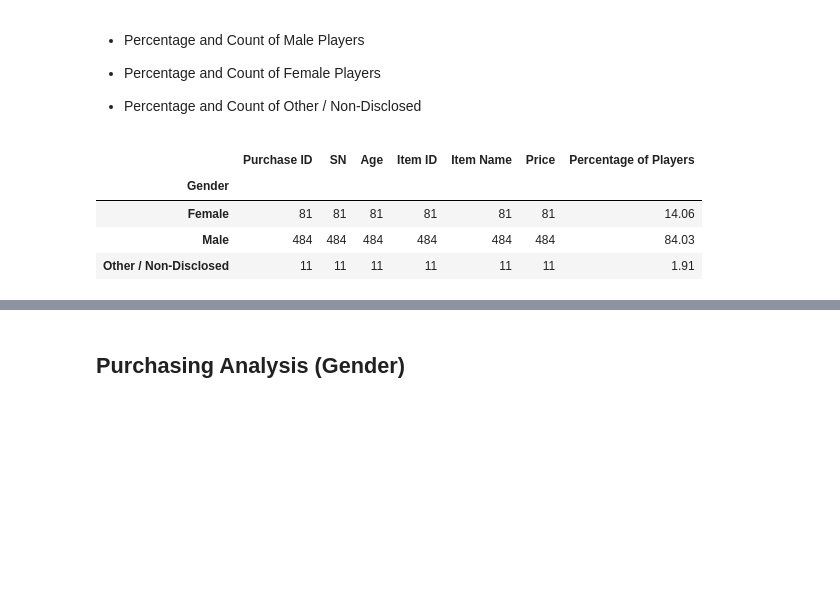
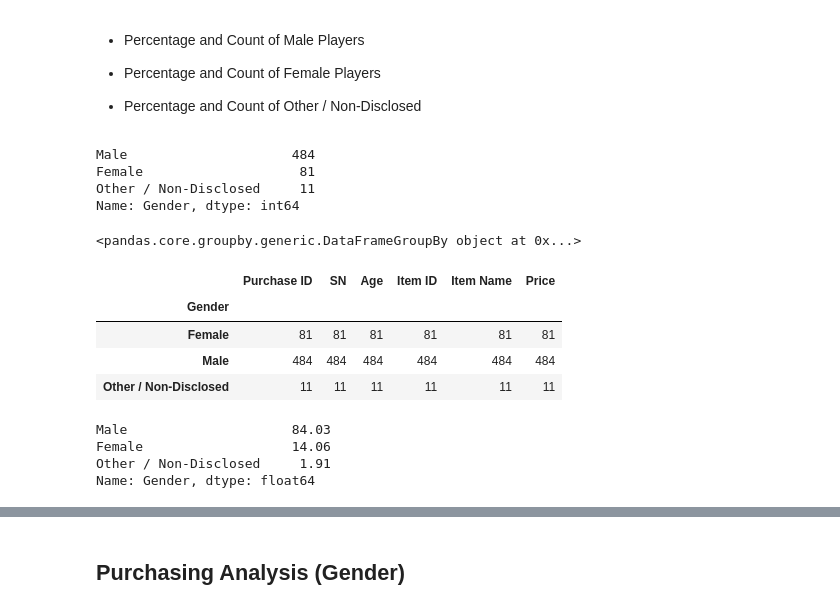
Before and after one commit to Gujaratigirl/Pandas_Challenge, a Jupyter notebook: HeroesOfPymoli/HeroesOfPymoli_starter.ipynb, the cells around one changed output, grey strips where cells are left out. Drawn from its saved outputs; the diff is of its cells as text; code cells hidden in the pictures; blank space fills up the shorter version.

```diff
--- a/HeroesOfPymoli/HeroesOfPymoli_starter.ipynb
+++ b/HeroesOfPymoli/HeroesOfPymoli_starter.ipynb
@@ -81,39 +81,35 @@ purchase_summary_df
 
 
 * Percentage and Count of Other / Non-Disclosed
-# %%
-#gender_summary_df = purchase_data_df["SN"].unique()
-#df.groupby('id').first()
-user_summary_df = purchase_data_df.groupby('SN').head(1)
-
-gender_summary_df = user_summary_df.groupby(["Gender"])
-#gender_summary_df = purchase_data_df.groupby(["Gender"])
-#gender_summary_df = user_summary.count()
-gender_summary = user_summary_df.groupby(["Gender"])
-gender_summary_df = gender_summary.count()
-#gender_summary_df = gender_summary_df["SN"]
-#gender_summary_df["Gender"].value_counts()
-#user_summary_df
-#player_count
-gender_summary_df['Percentage of Players'] = round(gender_summary_df["SN"]/player_count*100,2)
-
-
-gender_summary_df.loc[:,['Percentage of Players','SN']]  ## can't get it to just pull selected columns
-
-purchase_summary_df = pd.DataFrame({"Number of Unique Items": [item_count],
-                                    "Average Price": "$" + str(price_mean),
-                                    "Number of Purchases": [total_count],
-                                    "Total Revenue": "$" + str(rev_total)}
-                                   )
-
-
-#gender_df = gender_summary_df["SN"]
-#gender_df
-gender_summary_df
-#gender_summary_df.head()
-# %% [output]
-|  | Purchase ID | SN | Age | Item ID | Item Name | Price | Percentage of Players |
-| Gender |  |  |  |  |  |  |  |
-| Female | 81 | 81 | 81 | 81 | 81 | 81 | 14.06 |
-| Male | 484 | 484 | 484 | 484 | 484 | 484 | 84.03 |
-| Other / Non-Disclosed | 11 | 11 | 11 | 11 | 11 | 11 | 1.91 |
+# %%
+#this picks the first occurace of the SN user- passes over the second in the count.
+user_summary_df = purchase_data_df.groupby('SN').head(1)
+# This counts for 'Gender' column
+gender_summary = user_summary_df["Gender"].value_counts()
+#gender_summary.astype('float64')
+gender_summary
+# %% [output]
+Male                     484
+Female                    81
+Other / Non-Disclosed     11
+Name: Gender, dtype: int64
+# %%
+gender_summary_df = user_summary_df.groupby(["Gender"])
+print(gender_summary_df)
+gender_summary_df.count()
+# %% [output]
+<pandas.core.groupby.generic.DataFrameGroupBy object at 0x...>
+|  | Purchase ID | SN | Age | Item ID | Item Name | Price |
+| Gender |  |  |  |  |  |  |
+| Female | 81 | 81 | 81 | 81 | 81 | 81 |
+| Male | 484 | 484 | 484 | 484 | 484 | 484 |
+| Other / Non-Disclosed | 11 | 11 | 11 | 11 | 11 | 11 |
+# %%
+player_percent = round(gender_summary/player_count*100,2)
+#player_percent.astype('int64')
+player_percent
+# %% [output]
+Male                     84.03
+Female                   14.06
+Other / Non-Disclosed     1.91
+Name: Gender, dtype: float64
```
Also changed, not shown: parts of 13 cells of this notebook.
